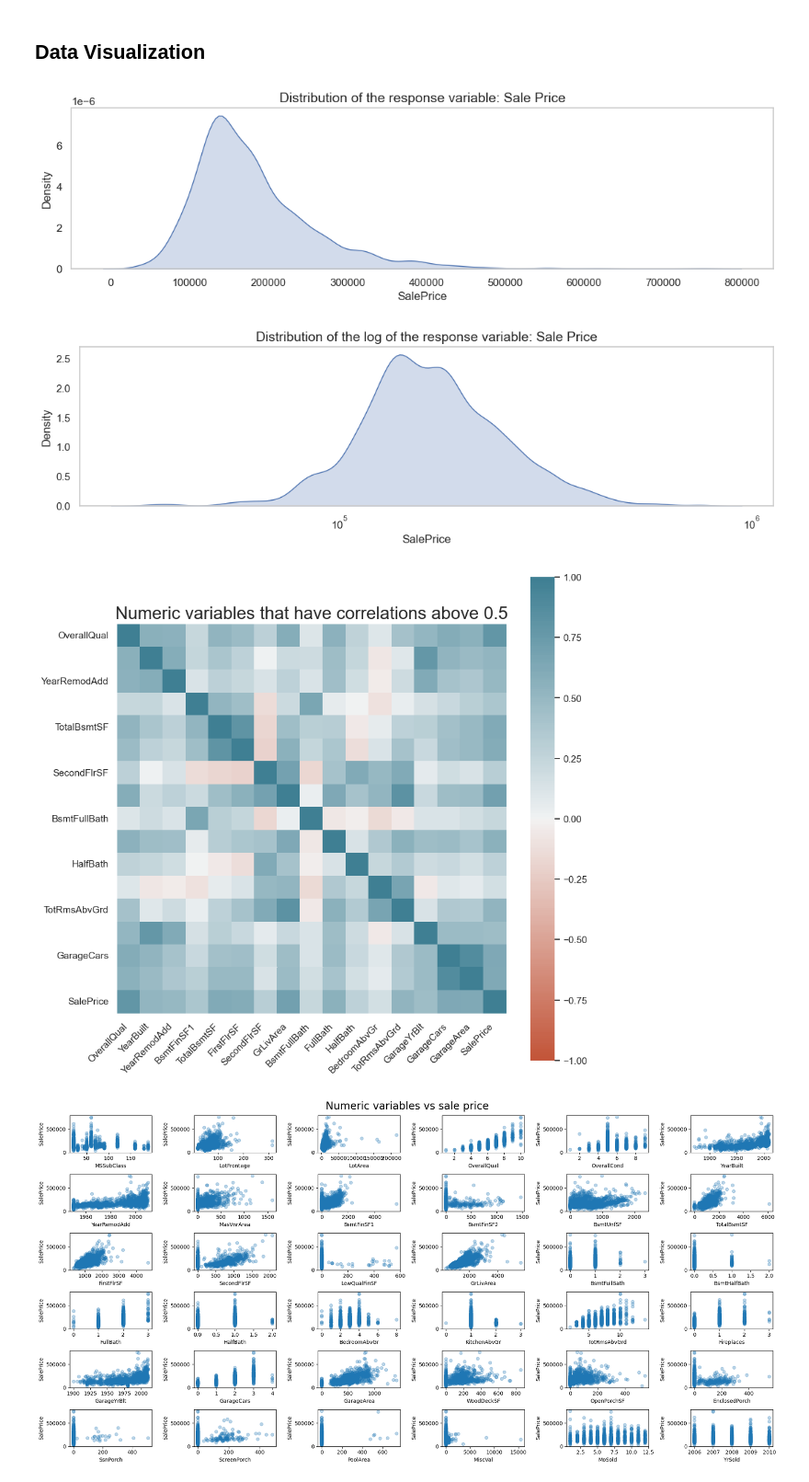
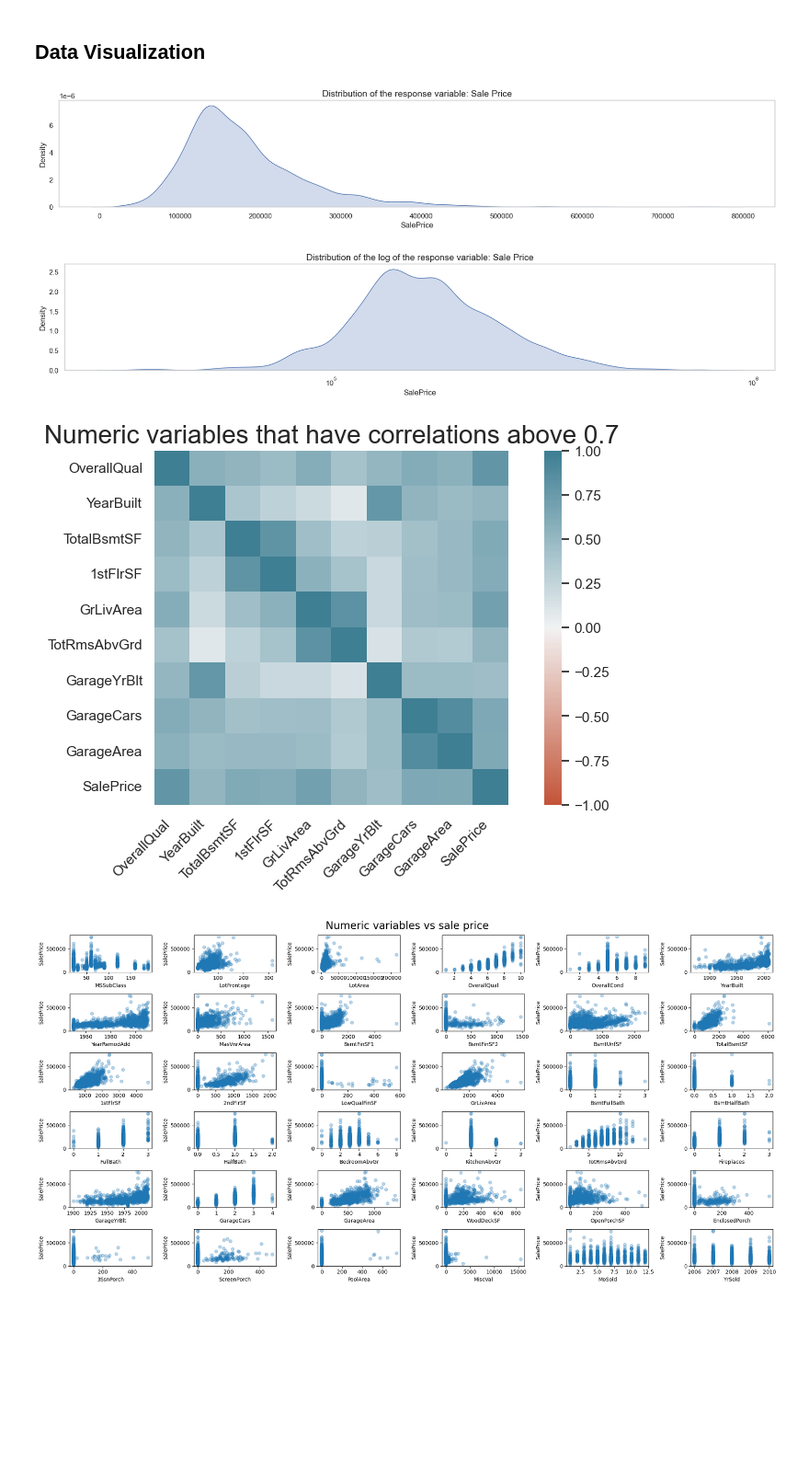
Before and after one commit to trevor-johnson1/w207_finalproject, a Jupyter notebook: EDA/EDA_TJ.ipynb, the cells around one changed output. Shown at 92% size. Cells and saved outputs as stored; diff of their text form; code cells hidden in the pictures; blank space fills up the shorter version.

```diff
--- a/EDA/EDA_TJ.ipynb
+++ b/EDA/EDA_TJ.ipynb
@@ -71,8 +71,9 @@ dtype: int64
 # deal with missing values, can alter this later
 
 def na_clean(df):
+
     # some vars are just too missing so I remove the field
-    df = df.drop(columns = ["FireplaceQu", "PoolQC", "MiscFeature"])
+    df = df.drop(columns = ["PoolQC", "MiscFeature"])
 
     # replace some numeric vars w/ median
     median_replace_vars = ['LotFrontage', 'MasVnrArea', 'GarageYrBlt', 'BsmtFinSF1', 'BsmtFinSF2', 'BsmtUnfSF', 'TotalBsmtSF', 'GarageArea']
@@ -96,7 +97,7 @@ def na_clean(df):
     # other cat vars just put missing if there isn't a glaring most popular category
     replace_missing_vars = ['Alley', 'BsmtQual', 'BsmtCond', 'BsmtExposure', 'BsmtFinType1',
         'BsmtFinType2', 'GarageType', 'GarageFinish', 'GarageQual', 'GarageCond', 'Fence', 'Exterior1st',
-        'Exterior2nd']
+        'Exterior2nd', 'FireplaceQu']
     for var in replace_missing_vars:
         df[var].fillna("Missing", inplace = True)
 
@@ -126,32 +127,34 @@ train.describe()
 8 rows × 38 columns
 # %%
 # some data cleaning
-train = train.rename(columns = {"1stFlrSF": "FirstFlrSF", "2ndFlrSF": "SecondFlrSF", "3SsnPorch": "SsnPorch"})
-test = test.rename(columns = {"1stFlrSF": "FirstFlrSF", "2ndFlrSF": "SecondFlrSF", "3SsnPorch": "SsnPorch"})
+
+# rename fields
+#train = train.rename(columns = {"1stFlrSF": "FirstFlrSF", "2ndFlrSF": "SecondFlrSF", "3SsnPorch": "ThreeSeasonPorchSF"})
+#test = test.rename(columns = {"1stFlrSF": "FirstFlrSF", "2ndFlrSF": "SecondFlrSF", "3SsnPorch": "ThreeSeasonPorchSF"})
 # %% [markdown]
 ## Data Visualization
 # %%
-sns.set(rc = {'figure.figsize':(13,3)})
+sns.set(rc = {'figure.figsize':(20,3)})
 sns.set_style("whitegrid", {'axes.grid' : False})
 sns.kdeplot(data=train, x="SalePrice", bw_adjust=.8, fill=True)\
     .set_title("Distribution of the response variable: Sale Price", size=14)
 print("")
 # %% [output]
-[figure, old version]
+[figure, new version]
 # %%
-sns.set(rc = {'figure.figsize':(13,3)})
+sns.set(rc = {'figure.figsize':(20,3)})
 sns.set_style("whitegrid", {'axes.grid' : False})
 sns.kdeplot(data=train, x="SalePrice", bw_adjust=.8, fill=True, log_scale=True)\
     .set_title("Distribution of the log of the response variable: Sale Price", size=14)
 print("")
 # %% [output]
-[figure, old version]
+[figure, new version]
 # %%
 # get correlations of all numeric vars
 corr_orig = train.loc[:, (train.dtypes == type(1.0)) | (train.dtypes == type(1))].corr()
 
-# there are 38 of them, let's look at a subset to only show the ones w/ correlations above .5
-threshold = .5
+# there are 38 of them, let's look at a subset to only show the ones w/ correlations above some threshold
+threshold = .7
 bool_list = [sum((corr_orig.iloc[i,:] < 1) & (corr_orig.iloc[i,:] > threshold)) > 0 for i in range(corr_orig.shape[0])]
 corr = train.loc[:, (train.dtypes == type(1.0)) | (train.dtypes == type(1))].loc[:, bool_list].corr()
 
@@ -170,10 +173,10 @@ ax.set_xticklabels(
 )
 ax.set_title("Numeric variables that have correlations above {:.1f}".format(threshold), fontdict = {"fontsize": 20})
 
-plt.gcf().set_size_inches(10, 10)
+plt.gcf().set_size_inches(10, 5)
 print("")
 # %% [output]
-[figure, old version]
+[figure, new version]
 # %%
 # scatter plots of all num vars w/ response var
 num_vars = train.loc[:, (train.dtypes == type(1.0)) | (train.dtypes == type(1))]
```
Also changed, not shown: parts of 9 cells of this notebook.
